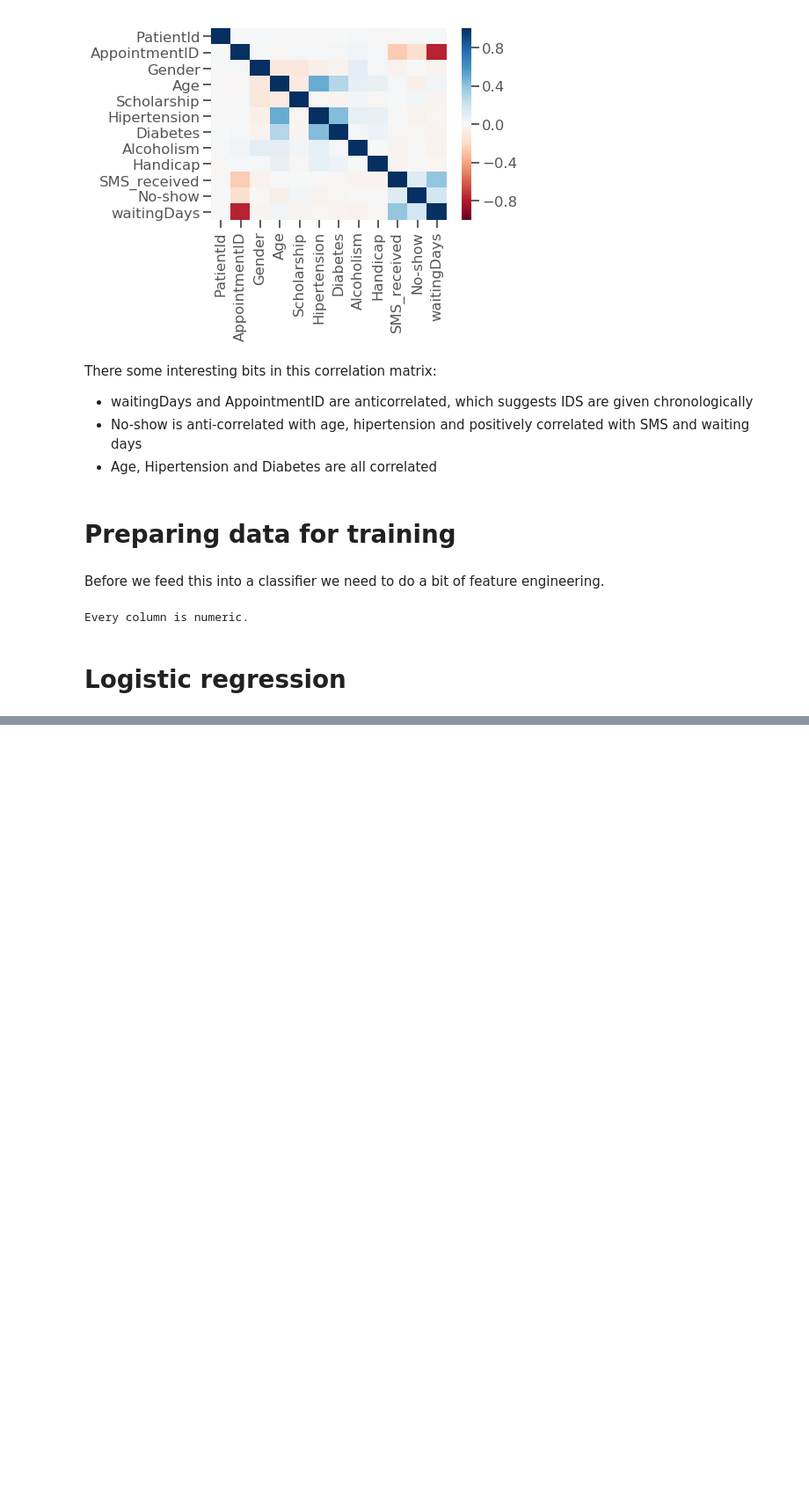
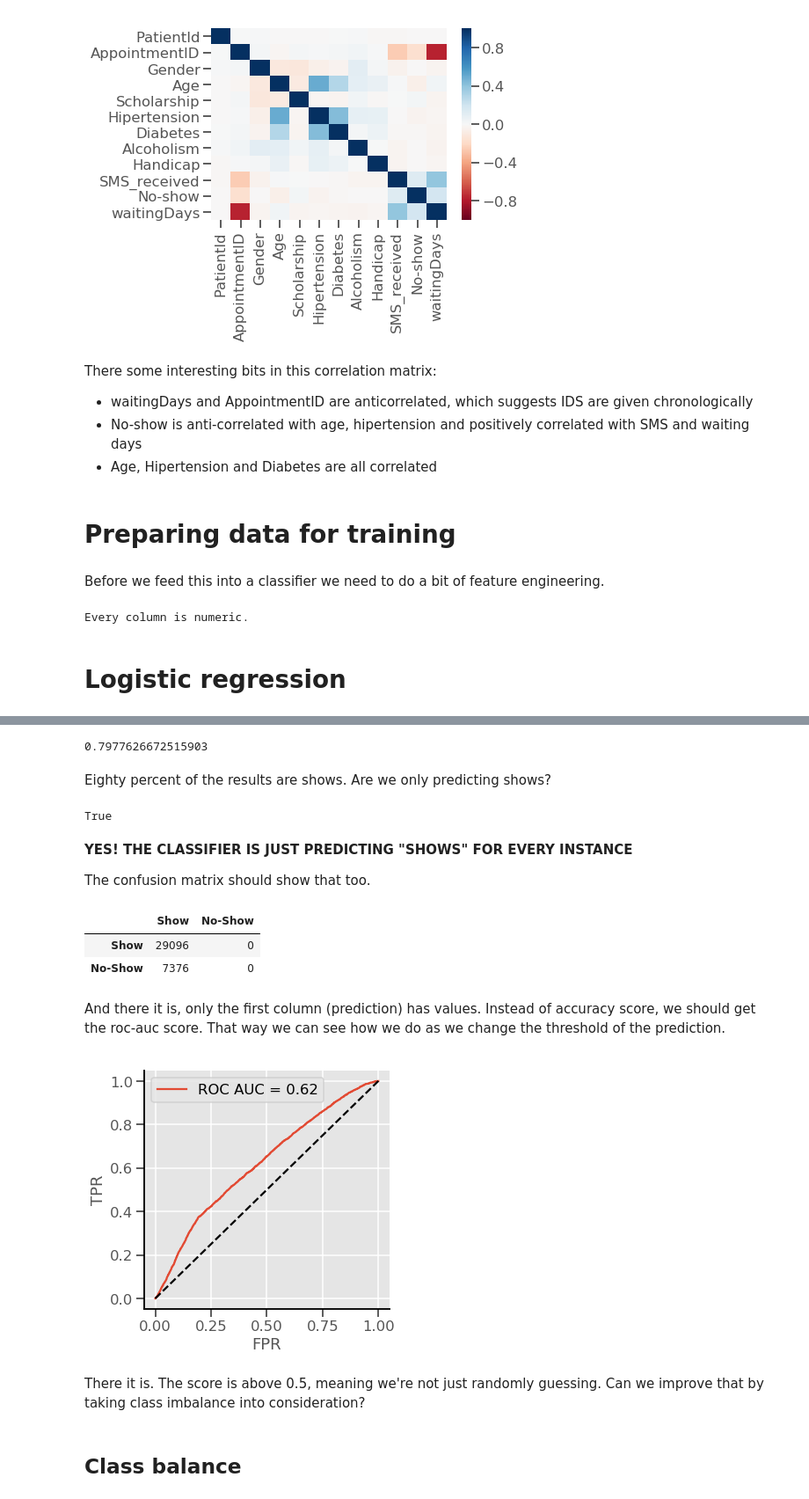
Before and after one commit to modw/medical-appointment-noshow, a Jupyter notebook: EDA and classification.ipynb, the cells around one changed output, grey strips where cells are left out. Shown at 88% size. Saved outputs shown, nothing was run; the diff lists cells and outputs as text; code cells hidden in the pictures; blank space fills up the shorter version.

```diff
--- a/EDA and classification.ipynb
+++ b/EDA and classification.ipynb
@@ -359,0 +376,4 @@ X_train, X_test, y_train, y_test = train_test_split(X, y, test_size=0.33)
+# %%
+# fit and get score based on y_test
+clf.fit(X_train, y_train)
+print(clf.score(X_test, y_test))
@@ -359,0 +384,7 @@ X_train, X_test, y_train, y_test = train_test_split(X, y, test_size=0.33)
+# %%
+# How many of the results are shows?
+print((y_test==0).sum()/y_test.size)
+# %% [output]
+0.7977626672515903
+# %% [markdown]
+Eighty percent of the results are shows. Are we only predicting shows?
@@ -359,0 +393,39 @@ X_train, X_test, y_train, y_test = train_test_split(X, y, test_size=0.33)
+# %%
+(y_pred == 0).all()
+# %% [output]
+True
+# %% [markdown]
+**YES! THE CLASSIFIER IS JUST PREDICTING "SHOWS" FOR EVERY INSTANCE**
+
+The confusion matrix should show that too.
+# %%
+labels = ['Show', 'No-Show']
+pd.DataFrame(confusion_matrix(y_test, y_pred), index=labels, columns=labels)
+# %% [output]
+|  | Show | No-Show |
+| Show | 29096 | 0 |
+| No-Show | 7376 | 0 |
+# %% [markdown]
+And there it is, only the first column (prediction) has values. Instead of accuracy score, we should get the roc-auc score. That way we can see how we do as we change the threshold of the prediction.
+# %%
+def plot_roc_curve(clf, X, y_true):
+    """Plots roc curve from classifier X, y_true"""
+    # getting probably of no shows
+    y_score = clf.predict_proba(X)[:,1]
+    score = roc_auc_score(y_true,y_score)
+    fpr, tpr, thresholds = roc_curve(y_true, y_score)
+    fig, ax = plt.subplots(1,1, figsize=(5,5))
+    ax.plot(fpr,tpr, label='ROC AUC = {:.2f}'.format(score))
+    ax.plot([0,1],[0,1],'k--')
+    ax.set_ylabel('TPR')
+    ax.set_xlabel('FPR')
+    ax.legend()
+    return ax
+# %%
+ax = plot_roc_curve(clf, X_test, y_test)
+# %% [output]
+[figure, added]
+# %% [markdown]
+There it is. The score is above 0.5, meaning we're not just randomly guessing. Can we improve that by taking class imbalance into consideration?
+# %% [markdown]
+## Class balance
```
Also changed, not shown: parts of 32 cells of this notebook.
